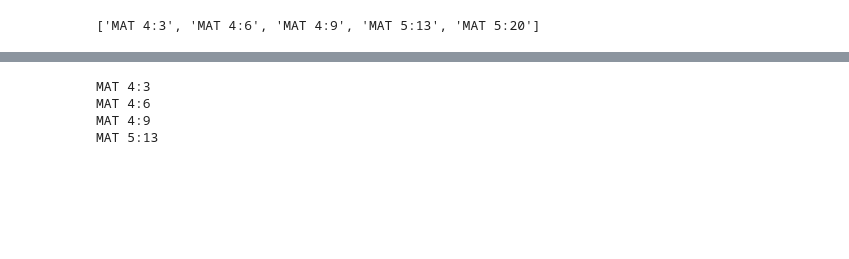
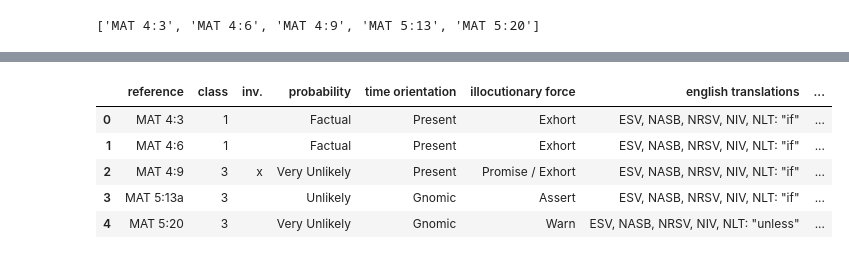
Before and after one commit to ryderwishart/biblical-machine-learning, a Jupyter notebook: protasis_apodosis_alignment.ipynb, the cells around one changed output, grey strips where cells are left out. Drawn from its saved outputs; the diff is of its cells as text; code cells hidden in the pictures; blank space fills up the shorter version.

````diff
--- a/protasis_apodosis_alignment.ipynb
+++ b/protasis_apodosis_alignment.ipynb
@@ -150,6 +159,10 @@ verse_df
 def generate_prompt(verse):
     p_q = mark_df.loc[mark_df['b_ch_v'] == verse]
     verse_df = ids_df[ids_df['b_ch_v'] == verse]
+
+    p_q_content = p_q['scope'].values[0]
+    if not p_q_content:
+        return None
 
     prompt = f'''
     ## Instruction:
@@ -175,8 +188,8 @@ def generate_prompt(verse):
     ...
     ```
 
-    Now follow a similar format with this protasis and apodosis pair:
-    {p_q['scope of conditional (esv unless noted)']}
+    Now follow a similar format with this protasis and apodosis pair with "Protasis" and "Apodosis" clearly labelled:
+    {p_q_content}
 
 
     ## Results:
@@ -188,2 +199,5 @@ openai_pass = getpass.getpass('Enter OpenAI secret key: ')
+# %%
+openai.api_key = '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'
+openai.organization = 'org-TKu0EilyBURjOa59qJxK0hHb'
 # %%
 # define your GPT completion function
@@ -222,7 +233,7 @@ refs[:5]
 # %% [output]
 ['MAT 4:3', 'MAT 4:6', 'MAT 4:9', 'MAT 5:13', 'MAT 5:20']
 # %%
-for ref in refs:
+for ref in refs[:5]:
     prompt = generate_prompt(ref)
     results = align(prompt)
     with open('pq_macula.txt', 'a', encoding='utf-8') as file:
@@ -302,14 +315,18 @@ for i in range(len(alignments)):
     clean_apodosis = sorted(clean_apodosis, key=custom_key)
     clean_apodosis_id = sorted(clean_apodosis_id, key=custom_key)
 
-    row_index = mark_df[mark_df['b_ch_v'] == verse].index[0]
+    row_index = mark_df[mark_df['b_ch_v'].str.contains(verse)].index[0]
 
     mark_df.at[row_index, 'clean_protasis'] = clean_protasis
     mark_df.at[row_index, 'clean_protasis_id'] = clean_protasis_id
     mark_df.at[row_index, 'clean_apodosis'] = clean_apodosis
     mark_df.at[row_index, 'clean_apodosis_id'] = clean_apodosis_id
-# %% [output]
-MAT 4:3
-MAT 4:6
-MAT 4:9
-MAT 5:13
+# %%
+mark_df.head()
+# %% [output]
+|  | reference | class | inv. | probability | time orientation | illocutionary force | english translations | ... |
+| 0 | MAT 4:3 | 1 |  | Factual | Present | Exhort | ESV, NASB, NRSV, NIV, NLT: "if" | ... |
+| 1 | MAT 4:6 | 1 |  | Factual | Present | Exhort | ESV, NASB, NRSV, NIV, NLT: "if" | ... |
+| 2 | MAT 4:9 | 3 | x | Very Unlikely | Present | Promise / Exhort | ESV, NASB, NRSV, NIV, NLT: "if" | ... |
+| 3 | MAT 5:13a | 3 |  | Unlikely | Gnomic | Assert | ESV, NASB, NRSV, NIV, NLT: "if" | ... |
+| 4 | MAT 5:20 | 3 |  | Very Unlikely | Gnomic | Warn | ESV, NASB, NRSV, NIV, NLT: "unless" | ... |
````
Also changed, not shown: parts of 9 cells of this notebook.
